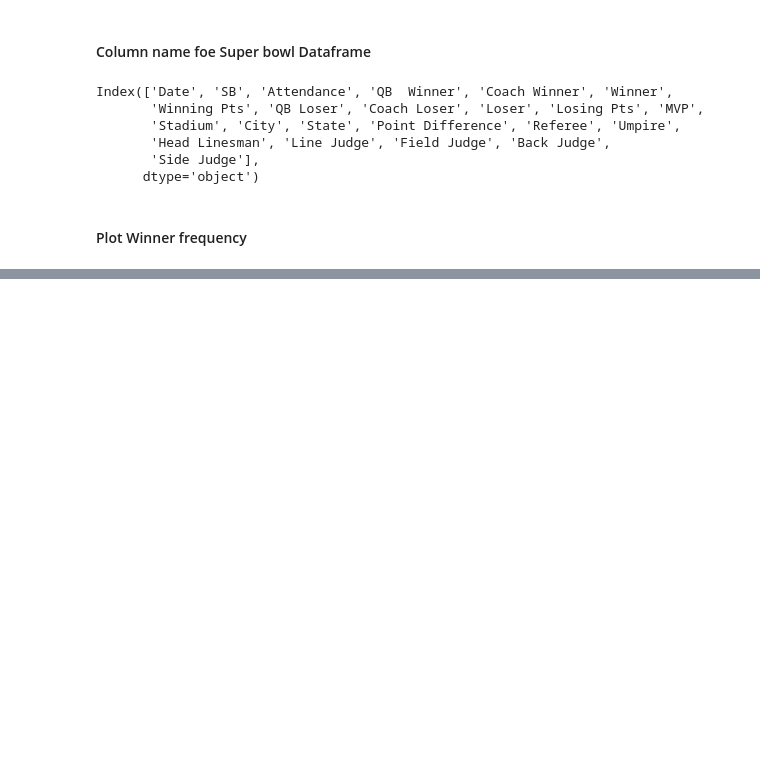
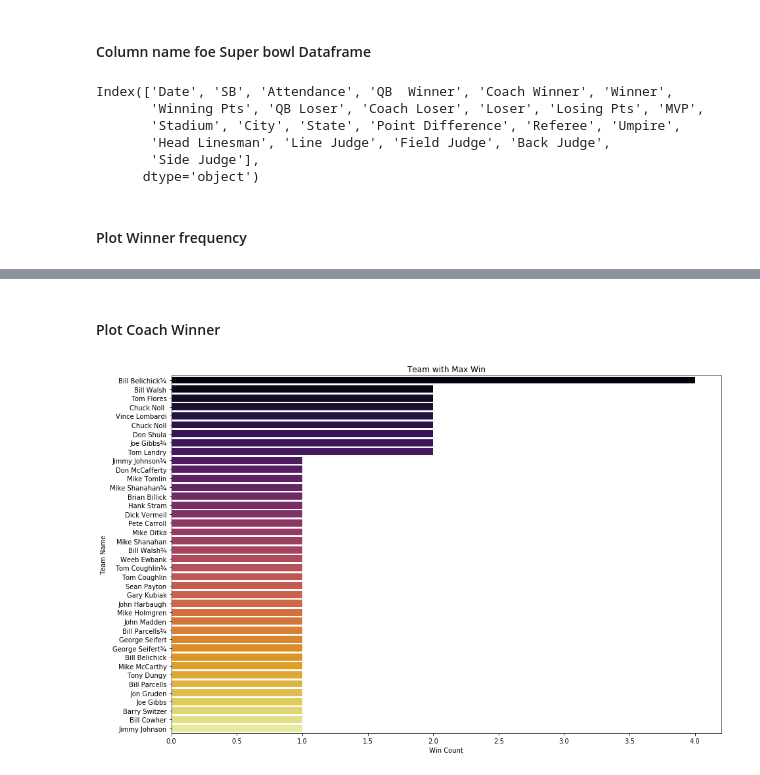
Before and after one commit to ArshadKhurshid/SuperBowl, a Jupyter notebook: SuperBowl.ipynb, the cells around one changed output, grey strips where cells are left out. Saved outputs shown, nothing was run; the diff lists cells and outputs as text; code cells hidden in the pictures; blank space fills up the shorter version.

Commit message:
Chore: Add Winner and Winner Coach Compatibility chart

```diff
--- a/SuperBowl.ipynb
+++ b/SuperBowl.ipynb
@@ -48,0 +50,13 @@ plt.show()
+# %% [markdown]
+#### Plot Coach Winner
+# %%
+Cwinner = super_bowl['Coach Winner'].value_counts()
+sns.barplot(y=Cwinner.index, x=Cwinner.values, palette='inferno')
+plt.title('Team with Max Win')
+plt.xlabel('Win Count')
+plt.ylabel('Team Name')
+fig=plt.gcf()
+fig.set_size_inches(15,10)
+plt.show()
+# %% [output]
+[figure, added]
```
Also changed, not shown: parts of 4 cells of this notebook.
